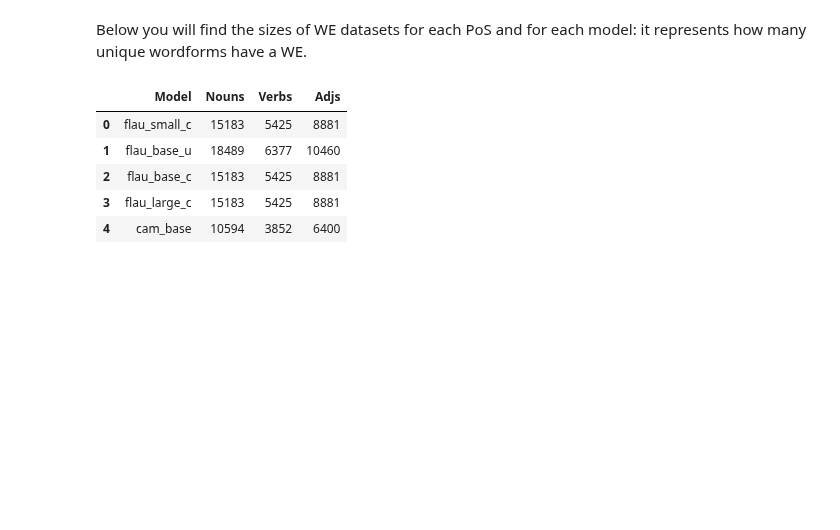
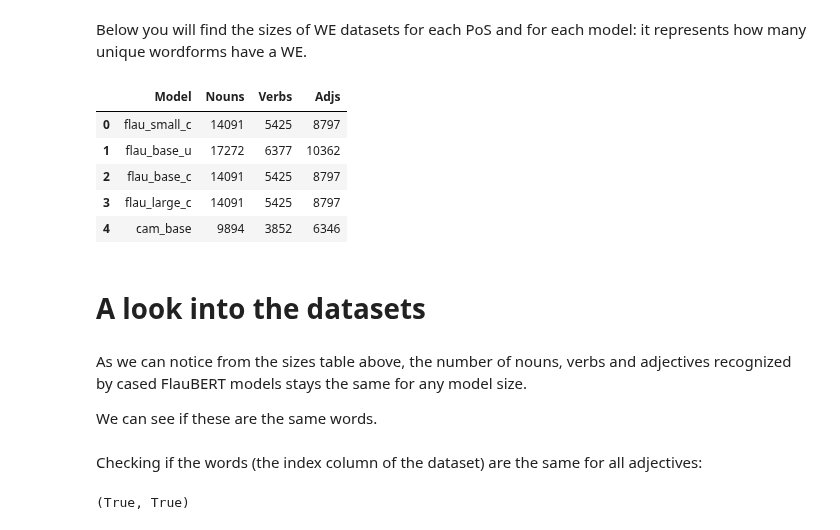
Before and after one commit to ClementineBleuze/WordEmbeddings, a Jupyter notebook: 5-Comparison of different embeddings/0_Building_corpora.ipynb, the cells around one changed output. Drawn from its saved outputs; the diff is of its cells as text; code cells hidden in the pictures; blank space fills up the shorter version.

Commit message:
Gender, number and pos experiment results on different models

```diff
--- a/5-Comparison of different embeddings/0_Building_corpora.ipynb
+++ b/5-Comparison of different embeddings/0_Building_corpora.ipynb
@@ -26,6 +33,7 @@ models = [
         'name': 'flaubert/flaubert_small_cased',
         'label': 'flau_small_c'
     },
+    {
 
         'name': 'flaubert/flaubert_base_uncased',
         'label': 'flau_base_u'
@@ -40,7 +48,7 @@ models = [
         'label': 'flau_large_c'
     },
     {
-        'name': 'camembert-base',
+        'name': 'camembert/camembert-base',
         'label': 'cam_base'
     }
 
@@ -67,7 +75,7 @@ Build the dataset of WE with features for each model in the list above for Verbs
 
 Runtime per model is ~1-1.5 hour.
 # %%
-for model in models[]:
+for model in models:
     # Get the label of the model if it's present, otherwise get its name.
     # Any slashes in the names are replaced with empty strings to work with file saving.
     model_label = re.sub('/', '', model.get('label', model['name']))
@@ -122,28 +134,34 @@ Below you will find the sizes of WE datasets for each PoS and for each model: it
 # %%
 sizes = []
 
 for m in models:
     model_label = re.sub('/', '', m.get('label', m['name']))
     file_path = f'../Data/{model_label}'
 
     noun_size = len(pd.read_csv(f'{file_path}/all_nouns_we.csv', index_col=0))
     verb_size = len(pd.read_csv(f'{file_path}/all_verbs_we.csv', index_col=0))
     adj_size = len(pd.read_csv(f'{file_path}/all_adjs_we.csv', index_col=0))
-    e
+
     sizes.append({
         'Model': model_label,
         'Nouns': noun_size,
         'Verbs': verb_size,
         'Adjs': adj_size
     })
 
 sizes_df = pd.DataFrame(sizes)
 
 sizes_df
 # %% [output]
 |  | Model | Nouns | Verbs | Adjs |
-| 0 | flau_small_c | 15183 | 5425 | 8881 |
-| 1 | flau_base_u | 18489 | 6377 | 10460 |
-| 2 | flau_base_c | 15183 | 5425 | 8881 |
-| 3 | flau_large_c | 15183 | 5425 | 8881 |
-| 4 | cam_base | 10594 | 3852 | 6400 |
+| 0 | flau_small_c | 14091 | 5425 | 8797 |
+| 1 | flau_base_u | 17272 | 6377 | 10362 |
+| 2 | flau_base_c | 14091 | 5425 | 8797 |
+| 3 | flau_large_c | 14091 | 5425 | 8797 |
+| 4 | cam_base | 9894 | 3852 | 6346 |
+# %% [markdown]
+# A look into the datasets
+# %% [markdown]
+As we can notice from the sizes table above, the number of nouns, verbs and adjectives recognized by cased FlauBERT models stays the same for any model size.
+
+We can see if these are the same words.
@@ -149,0 +180,6 @@ sizes_df
+# %% [markdown]
+Checking if the words (the index column of the dataset) are the same for all adjectives:
+# %%
+all(f_s_adj.index == f_b_adj.index), all(f_s_adj.index == f_l_adj.index)
+# %% [output]
+(True, True)
```
Also changed, not shown: parts of 28 cells of this notebook, 18 other files.
